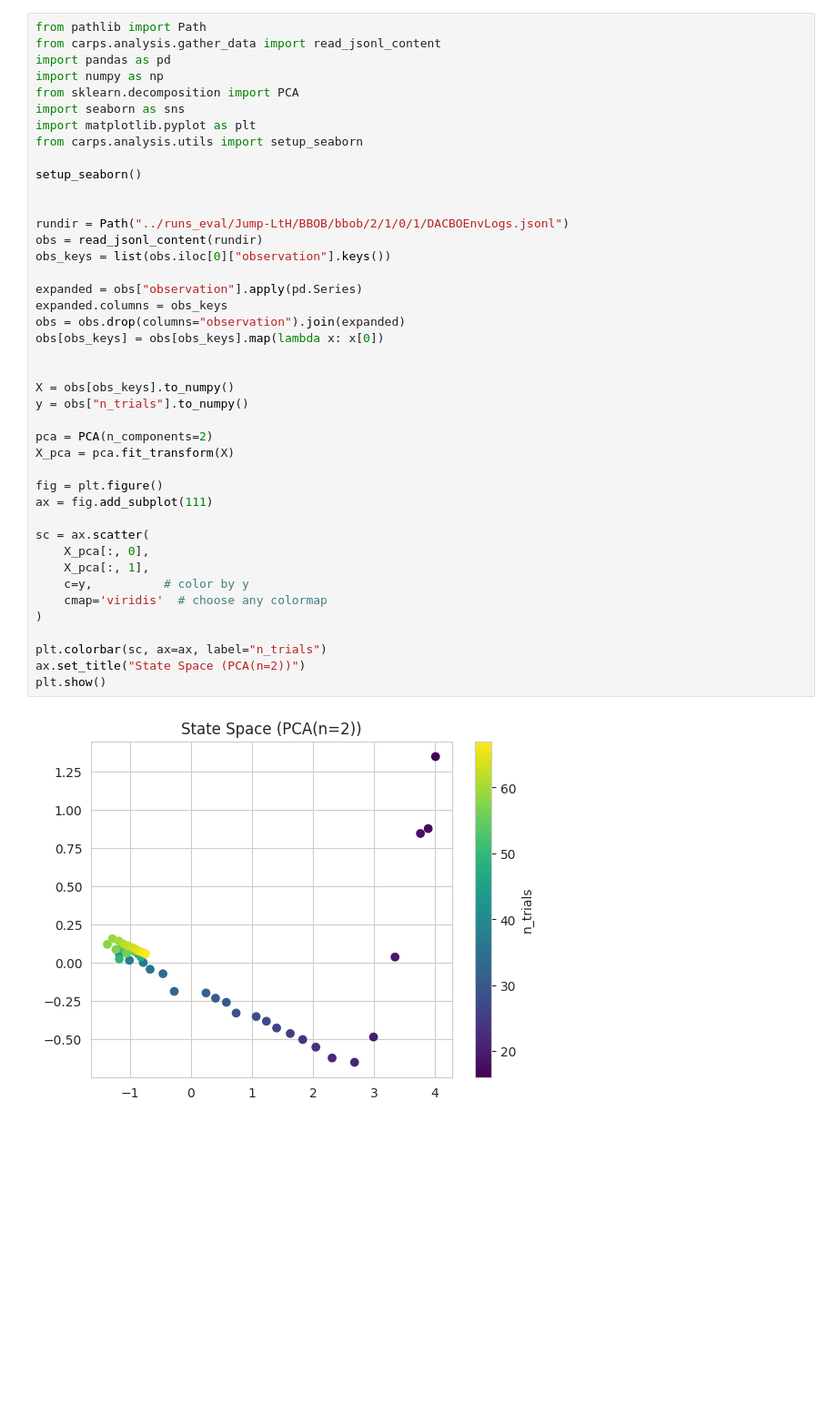
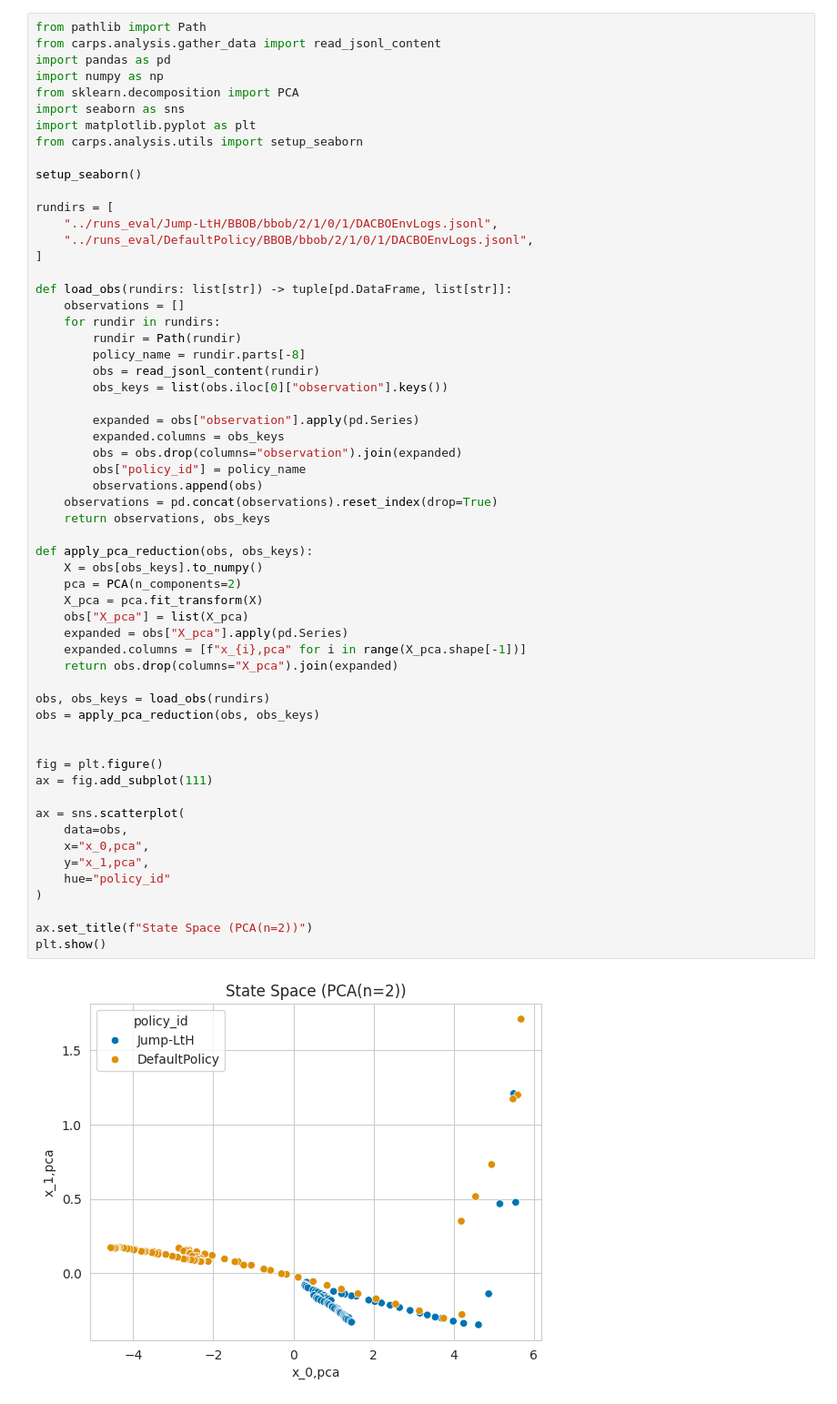
Before and after one commit to automl-private/dacboenv, a Jupyter notebook: notebooks/inspect_state_space.ipynb, the cells around one changed output. Shown at 91% size. Drawn from its saved outputs; the diff is of its cells as text; blank space fills up the shorter version.

```diff
--- a/notebooks/inspect_state_space.ipynb
+++ b/notebooks/inspect_state_space.ipynb
@@ -1,44 +1,60 @@
 # %%
 from pathlib import Path
 from carps.analysis.gather_data import read_jsonl_content
 import pandas as pd
 import numpy as np
 from sklearn.decomposition import PCA
 import seaborn as sns
 import matplotlib.pyplot as plt
 from carps.analysis.utils import setup_seaborn
 
 setup_seaborn()
 
+rundirs = [
+    "../runs_eval/Jump-LtH/BBOB/bbob/2/1/0/1/DACBOEnvLogs.jsonl",
+    "../runs_eval/DefaultPolicy/BBOB/bbob/2/1/0/1/DACBOEnvLogs.jsonl",
+]
 
-rundir = Path("../runs_eval/Jump-LtH/BBOB/bbob/2/1/0/1/DACBOEnvLogs.jsonl")
-obs = read_jsonl_content(rundir)
-obs_keys = list(obs.iloc[0]["observation"].keys())
+def load_obs(rundirs: list[str]) -> tuple[pd.DataFrame, list[str]]:
+    observations = []
+    for rundir in rundirs:
+        rundir = Path(rundir)
+        policy_name = rundir.parts[-8]
+        obs = read_jsonl_content(rundir)
+        obs_keys = list(obs.iloc[0]["observation"].keys())
 
-expanded = obs["observation"].apply(pd.Series)
-expanded.columns = obs_keys
-obs = obs.drop(columns="observation").join(expanded)
-obs[obs_keys] = obs[obs_keys].map(lambda x: x[0])
+        expanded = obs["observation"].apply(pd.Series)
+        expanded.columns = obs_keys
+        obs = obs.drop(columns="observation").join(expanded)
+        obs["policy_id"] = policy_name
+        observations.append(obs)
+    observations = pd.concat(observations).reset_index(drop=True)
+    return observations, obs_keys
 
+def apply_pca_reduction(obs, obs_keys):
+    X = obs[obs_keys].to_numpy()
+    pca = PCA(n_components=2)
+    X_pca = pca.fit_transform(X)
+    obs["X_pca"] = list(X_pca)
+    expanded = obs["X_pca"].apply(pd.Series)
+    expanded.columns = [f"x_{i},pca" for i in range(X_pca.shape[-1])]
+    return obs.drop(columns="X_pca").join(expanded)
 
-X = obs[obs_keys].to_numpy()
-y = obs["n_trials"].to_numpy()
+obs, obs_keys = load_obs(rundirs)
+obs = apply_pca_reduction(obs, obs_keys)
 
-pca = PCA(n_components=2)
-X_pca = pca.fit_transform(X)
 
 fig = plt.figure()
 ax = fig.add_subplot(111)
 
-sc = ax.scatter(
-    X_pca[:, 0],
-    X_pca[:, 1],
-    c=y,          # color by y
-    cmap='viridis'  # choose any colormap
+ax = sns.scatterplot(
+    data=obs,
+    x="x_0,pca",
+    y="x_1,pca",
+    hue="policy_id"
 )
 
-plt.colorbar(sc, ax=ax, label="n_trials")
-ax.set_title("State Space (PCA(n=2))")
+ax.set_title(f"State Space (PCA(n=2))")
 plt.show()
 # %% [output]
-[figure, old version]
+[figure, new version]
```
Also changed, not shown: parts of 1 cell of this notebook.
